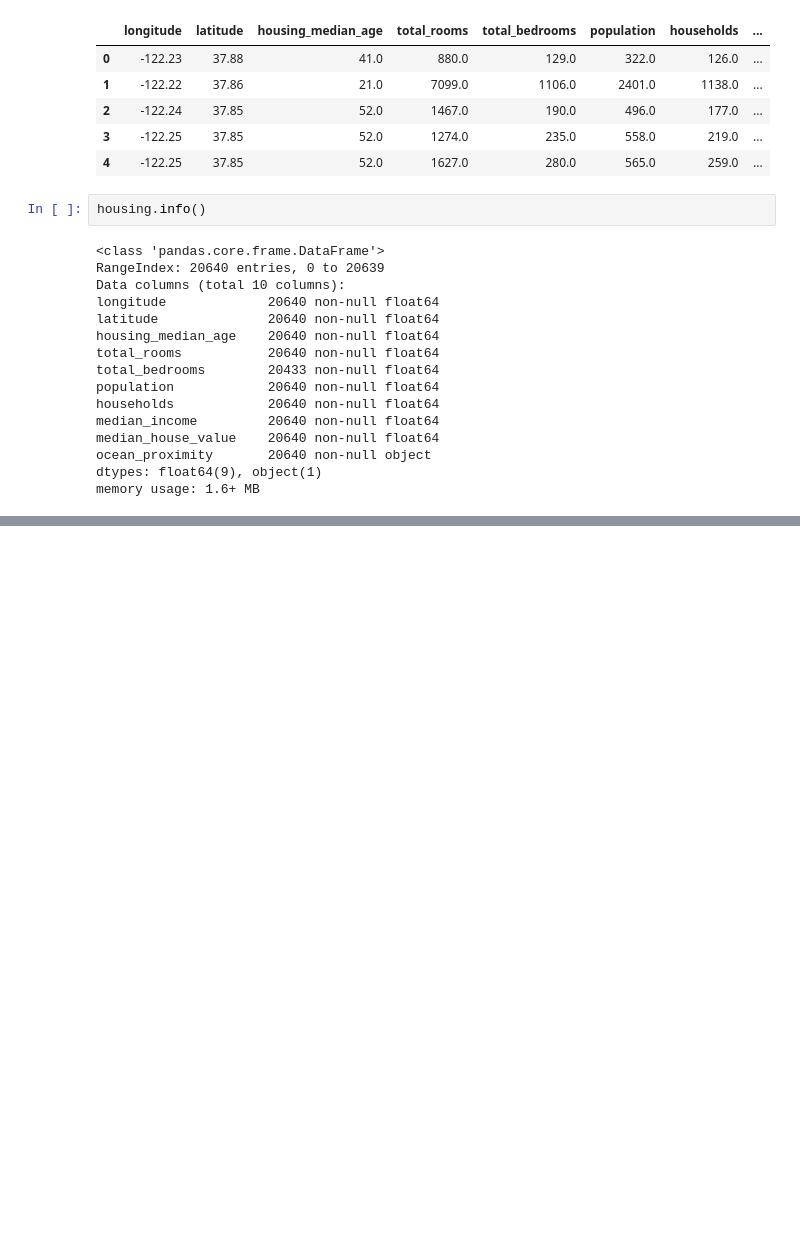
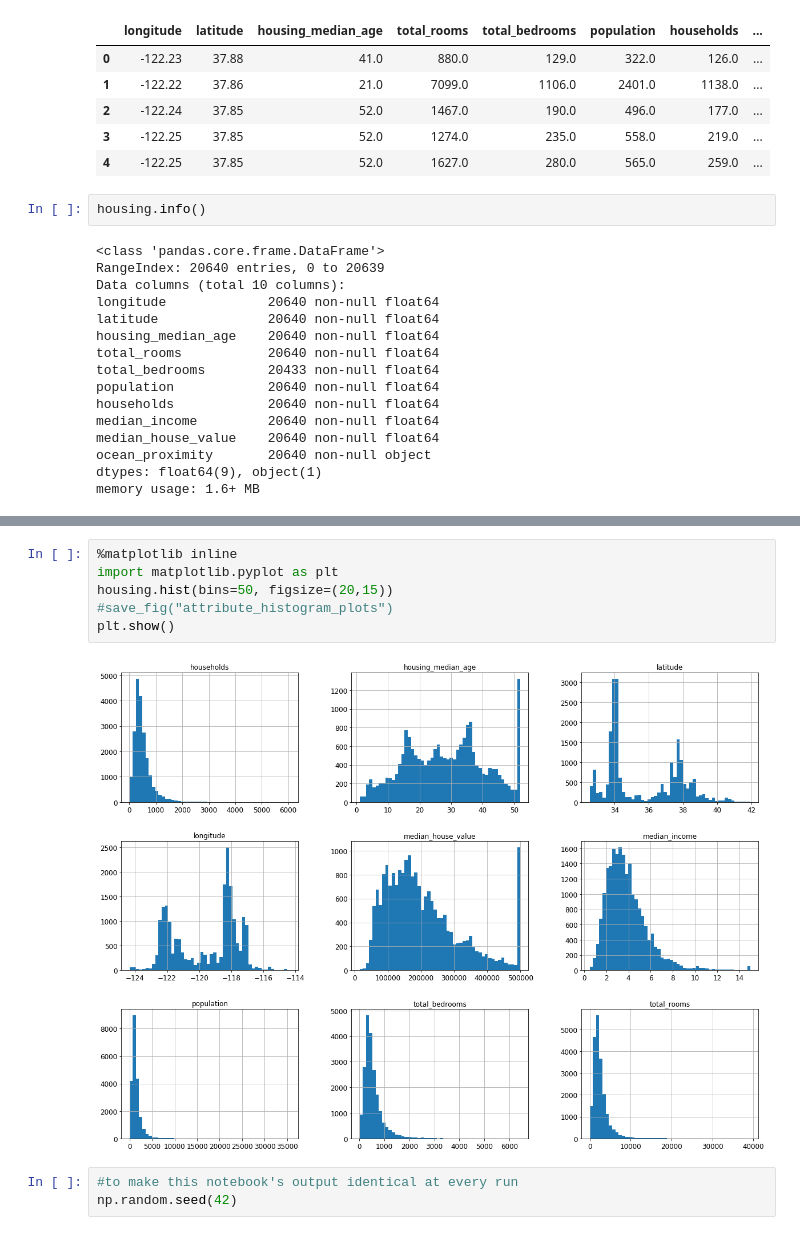
Before and after one commit to vineshtv/handson-ml, a Jupyter notebook: CH-02/Housing.ipynb, the cells around one changed output, grey strips where cells are left out. Cells and saved outputs as stored; diff of their text form; blank space fills up the shorter version.

```diff
--- a/CH-02/Housing.ipynb
+++ b/CH-02/Housing.ipynb
@@ -85,0 +107,11 @@ memory usage: 1.6+ MB
+# %%
+%matplotlib inline
+import matplotlib.pyplot as plt
+housing.hist(bins=50, figsize=(20,15))
+#save_fig("attribute_histogram_plots")
+plt.show()
+# %% [output]
+[figure, added]
+# %%
+#to make this notebook's output identical at every run
+np.random.seed(42)
```
Also changed, not shown: parts of 22 cells of this notebook.
